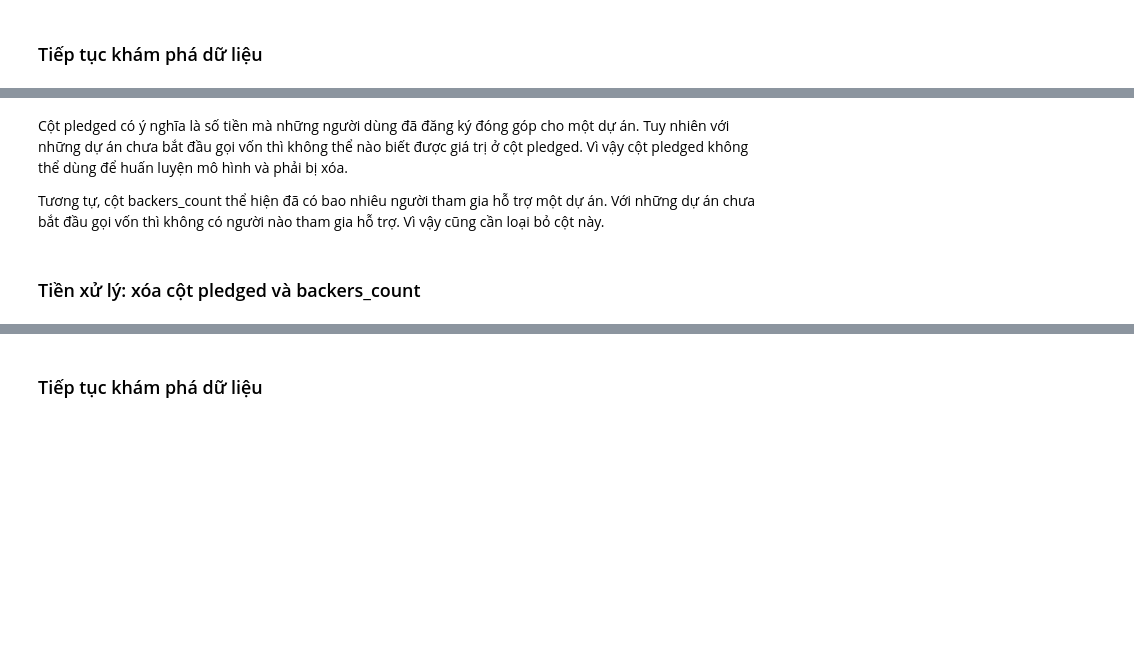
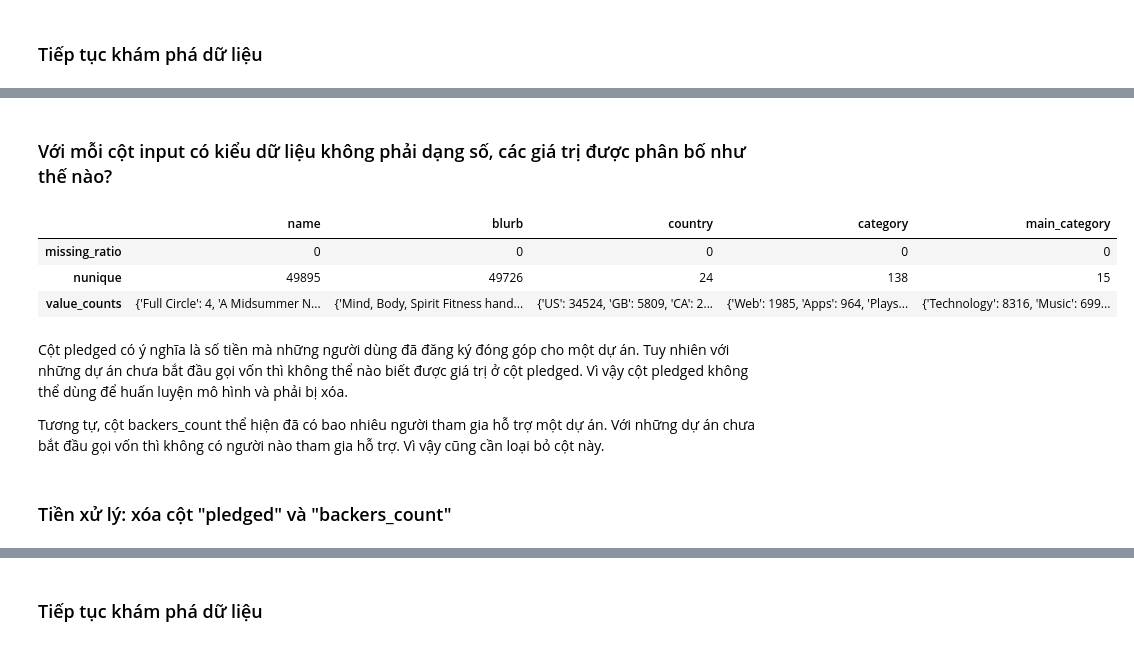
Before and after one commit to XQuyTran/DataScience_Project_HCMUS, a Jupyter notebook: work/18120231_18120544.ipynb, the cells around one changed output, grey strips where cells are left out. Saved outputs shown, nothing was run; the diff lists cells and outputs as text; code cells hidden in the pictures; blank space fills up the shorter version.

```diff
--- a/work/18120231_18120544.ipynb
+++ b/work/18120231_18120544.ipynb
@@ -280,9 +444,22 @@ preprocess_df.dtypes
+# %% [markdown]
+### Với mỗi cột input có kiểu dữ liệu không phải dạng số, các giá trị được phân bố như thế nào?
+# %%
+pd.set_option('display.max_colwidth', 200)
+cat_cols_df = train_X_df.select_dtypes(include='object')
+def value_counts(col):
+    return dict(col.value_counts())
+cat_cols_df.agg([missing_ratio, pd.Series.nunique, value_counts])
+# %% [output]
+|  | name | blurb | country | category | main_category |
+| missing_ratio | 0 | 0 | 0 | 0 | 0 |
+| nunique | 49895 | 49726 | 24 | 138 | 15 |
+| value_counts | {'Full Circle': 4, 'A Midsummer N... | {'Mind, Body, Spirit Fitness hand... | {'US': 34524, 'GB': 5809, 'CA': 2... | {'Web': 1985, 'Apps': 964, 'Plays... | {'Technology': 8316, 'Music': 699... |
 # %% [markdown]
 Cột pledged có ý nghĩa là số tiền mà những người dùng đã đăng ký đóng góp cho một dự án. Tuy nhiên với những dự án chưa bắt đầu gọi vốn thì không thể nào biết được giá trị ở cột pledged. Vì vậy cột pledged không thể dùng để huấn luyện mô hình và phải bị xóa.
 
 Tương tự, cột backers_count thể hiện đã có bao nhiêu người tham gia hỗ trợ một dự án. Với những dự án chưa bắt đầu gọi vốn thì không có người nào tham gia hỗ trợ. Vì vậy cũng cần loại bỏ cột này.
 # %% [markdown]
-### Tiền xử lý: xóa cột pledged và backers_count
+### Tiền xử lý: xóa cột "pledged" và "backers_count"
 # %%
 preprocess_df.drop(columns=['pledged', 'backers_count'], inplace=True)
 preprocess_df.head()
```
Also changed, not shown: parts of 53 cells of this notebook, 1 other file.
